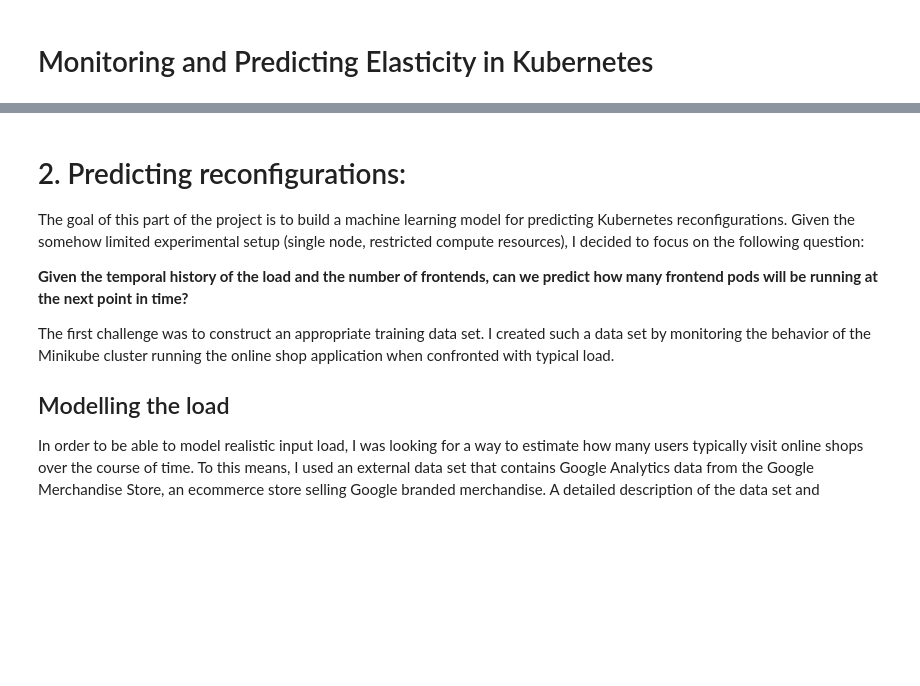
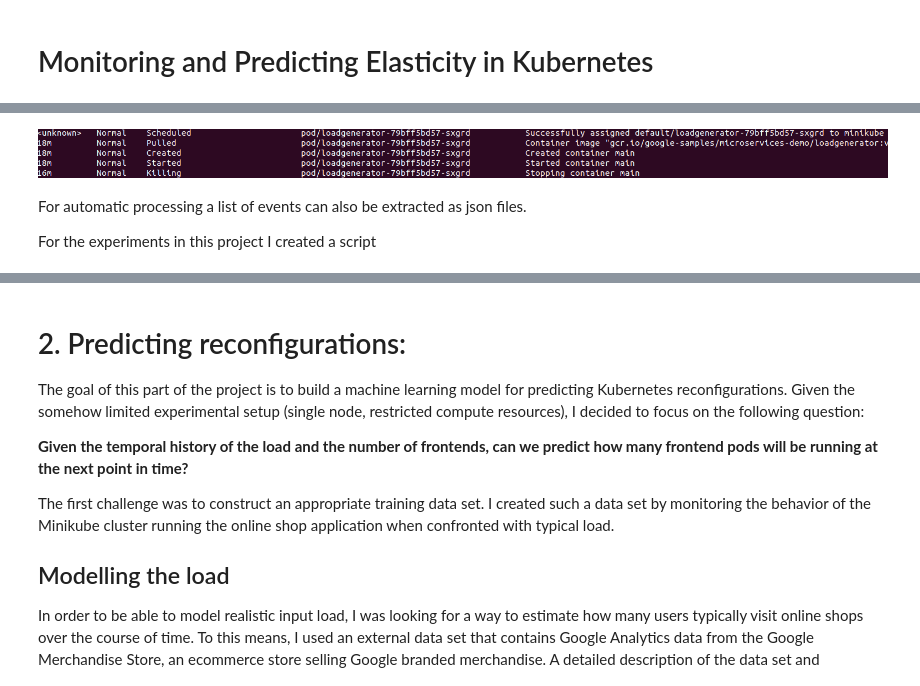
Before and after one commit to ssallinger/runtimeVerification, a Jupyter notebook: RVProject.ipynb, the cells around one changed output, grey strips where cells are left out. Saved outputs shown, nothing was run; the diff lists cells and outputs as text; code cells hidden in the pictures; blank space fills up the shorter version.

Commit message:
addding scripts and picture

```diff
--- a/RVProject.ipynb
+++ b/RVProject.ipynb
@@ -82,0 +71,9 @@ Code to include and briefly explain:
+# %%
+from IPython.display import Image
+Image("./events.png")
+# %% [output]
+[figure, added]
+# %% [markdown]
+For automatic processing a list of events can also be extracted as json files.
+
+For the experiments in this project I created a script
```
Also changed, not shown: parts of 5 cells of this notebook, 3 other files.
